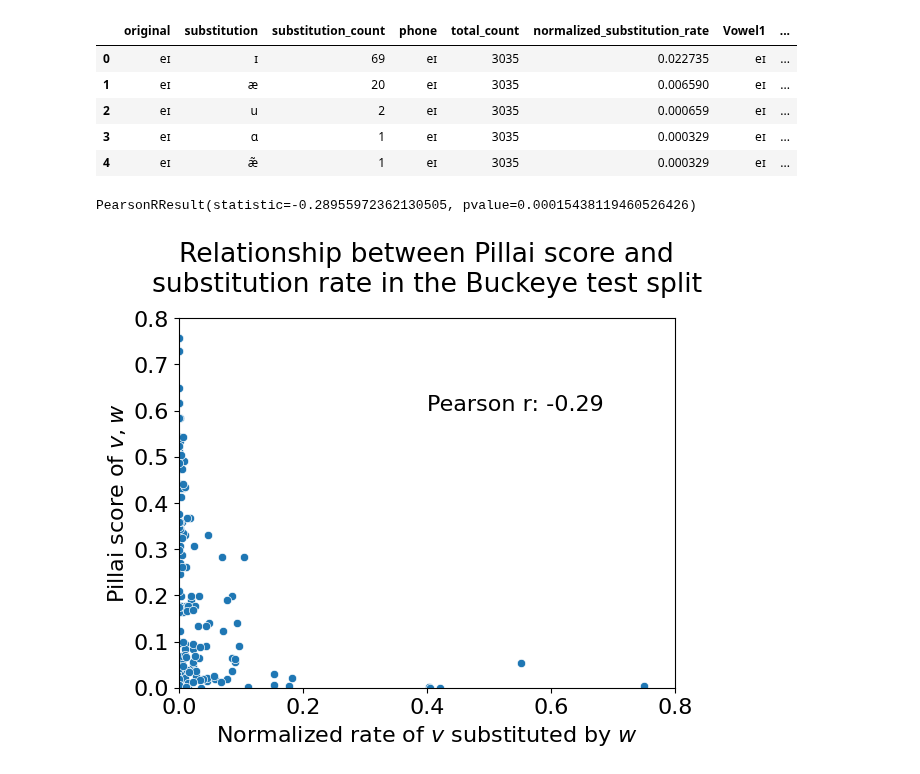
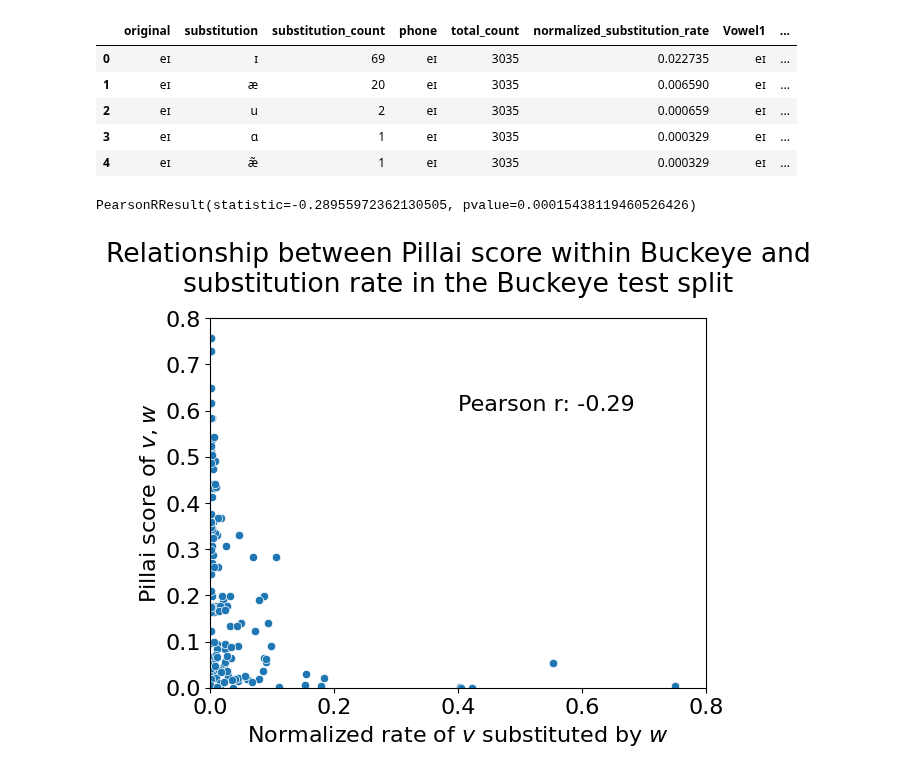
Before and after one commit to ginic/multipa, a Jupyter notebook: notebooks/amp_presentation/vowel_overlap_comparisons.ipynb, the cells around one changed output. Drawn from its saved outputs; the diff is of its cells as text; code cells hidden in the pictures.

Commit message:
Re-ran vowel analysis notebook with final versions for presentation

```diff
--- a/notebooks/amp_presentation/vowel_overlap_comparisons.ipynb
+++ b/notebooks/amp_presentation/vowel_overlap_comparisons.ipynb
@@ -112,6 +112,7 @@ def get_error_rates_with_deletions(subs_counter, del_counter, overall_counts, de
             subs_count = subs_counter[token]
             dels_count = del_counter[token]
             ver = (subs_count + dels_count) / (overall_counts[token])
+            print(token, "Subs:", subs_count, "Dels:", dels_count, "Total:", overall_counts[token])
             err_rate[token] = ver
         else:
             print(f"Warning: '{token}' not in Buckeye test corpus gold standard transcriptions")
@@ -143,7 +144,7 @@ def plot_error_rate_heat_map(err_rate_df, title, key="Vowel Error Rate", index="
         vmin=vmin, vmax=vmax, # Alow tweaking lower and upper bounds
         yticklabels=plot_df.index # label everything
     )
-    plt.title(title)
+    plt.title(title, y=1.05)
     plt.yticks(rotation=0)
     plt.ylabel("")
     plt.show()
@@ -175,7 +176,7 @@ def join_substitutions_errors_and_pillai_scores(substitutions_df, pillai_df,
 
 def plot_pillai_substitution_rate_relationship_scatter(joined_df, plot_title, pearsons_position,  pillai_col="Pillai", nsr_col="normalized_substitution_rate", xlim=None, ylim=None, ):
     pearson_r = scipy.stats.pearsonr(
-            joined_df["Pillai"], joined_df["normalized_substitution_rate"]
+            joined_df["Pillai"], joined_df[nsr_col]
         )
     print(pearson_r)
     g = sns.scatterplot(data=joined_df, x=nsr_col, y=pillai_col)
@@ -189,7 +190,7 @@ def plot_pillai_substitution_rate_relationship_scatter(joined_df, plot_title, pe
     plt.title(plot_title, y=1.05)
 
 
-def plot_pillai_substitution_rate_relationship_heatmap(joined_df, plot_title, pillai_col="Pillai", nsr_col="normalized_substitution_rate"):
+def plot_pillai_substitution_rate_relationship_heatmap(joined_df, plot_title, pillai_col="Pillai", nsr_col="normalized_substitution_rate", nsr_label = "Normalized Substitution Rate", xlabel="substituted vowel", ylabel="original vowel", mask_above_diagonal=True):
     combined_long = pd.melt(
             joined_df,
             id_vars=["original", "substitution"],
@@ -200,7 +201,7 @@ def plot_pillai_substitution_rate_relationship_heatmap(joined_df, plot_title, pi
 
 
     # Make measure names nicer
-    measure_names = {nsr_col: "Normalized Substitution Rate", pillai_col: "Pillai"}
+    measure_names = {nsr_col: nsr_label, pillai_col: "Pillai"}
     combined_long["measure"] = combined_long["measure"].map(measure_names)
 
 
@@ -210,18 +211,29 @@ def plot_pillai_substitution_rate_relationship_heatmap(joined_df, plot_title, pi
         pivot_data = data.pivot(index="original", columns="substitution", values="value")
 
         # Create the mask for upper triangular region
-        mask = np.triu(np.ones_like(pivot_data, dtype=bool))
+        mask=None
+        if mask_above_diagonal:
+            mask = np.triu(np.ones_like(pivot_data, dtype=bool))
 
-        ax = sns.heatmap(pivot_data, mask=mask, vmin=0, vmax=1, yticklabels=True, **kwargs)
-        ax.set(xlabel="substituted vowel", ylabel="original vowel")
-
+        ax = sns.heatmap(pivot_data, mask=mask, vmin=0, vmax=1, yticklabels=True, cbar=False, **kwargs)
+        ax.set(xlabel=xlabel, ylabel=ylabel)
 
     # Create the FacetGrid
+    cmap="rainbow"
     fig = plt.figure(figsize=(16, 7))
     g = sns.FacetGrid(combined_long, col="measure", height=6, aspect=1)
-    g.map_dataframe(plot_heatmap, cmap="rainbow")
+    g.axes.flat[-1]
+    g.map_dataframe(plot_heatmap, cmap=cmap)
+
+    # Add colorbar on right side
+    cax = g.figure.add_axes([0.92, 0.15, 0.02, 0.7])  # [left, bottom, width, height]
+    sm = plt.cm.ScalarMappable(cmap=cmap, norm=plt.Normalize(vmin=0, vmax=1))
+    sm.set_array([])  # Required for the mappable to work with colorbar
+    cbar = fig.colorbar(sm, cax=cax)
+    cbar.outline.set_visible(False)
+
     g.set_titles(col_template="{col_name}")
-    g.tight_layout()
+    plt.tight_layout(rect=[0, 0, 0.9, 1])
     g.figure.suptitle(plot_title, y=1.05)
     plt.show()
 # %% [markdown]
@@ -378,8 +409,8 @@ display(buckeye_subs_pillai_df.head())
 | 3 | eɪ | ɑ | 1 | eɪ | 3035 | 0.000329 | eɪ | ... |
 | 4 | eɪ | æ̃ | 1 | eɪ | 3035 | 0.000329 | eɪ | ... |
 # %%
-plot_pillai_substitution_rate_relationship_scatter(buckeye_subs_pillai_df, "Relationship between Pillai score and\nsubstitution rate in the Buckeye test split", pearsons_position=(0.4, 0.6), xlim=(0, 0.8), ylim=(0,0.8))
+plot_pillai_substitution_rate_relationship_scatter(buckeye_subs_pillai_df, "Relationship between Pillai score within Buckeye and\nsubstitution rate in the Buckeye test split", pearsons_position=(0.4, 0.6), xlim=(0, 0.8), ylim=(0,0.8))
 # %% [output]
 PearsonRResult(statistic=-0.28955972362130505, pvalue=0.00015438119460526426)
-[figure, old version]
+[figure, new version]
 # %%
```
Also changed, not shown: parts of 20 cells of this notebook.
